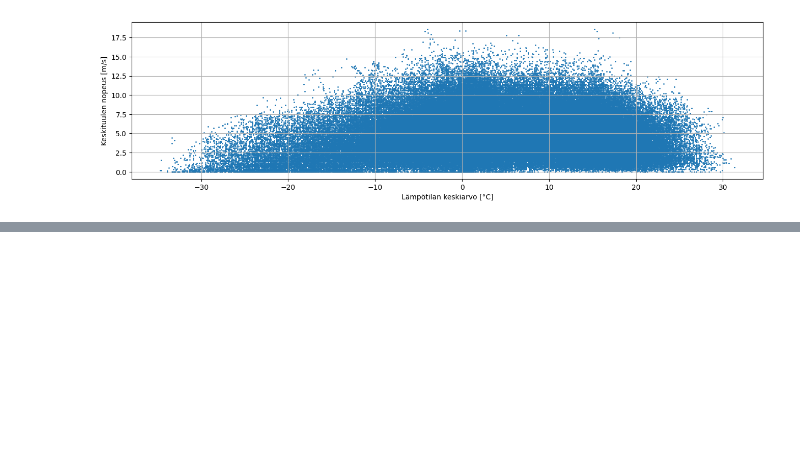
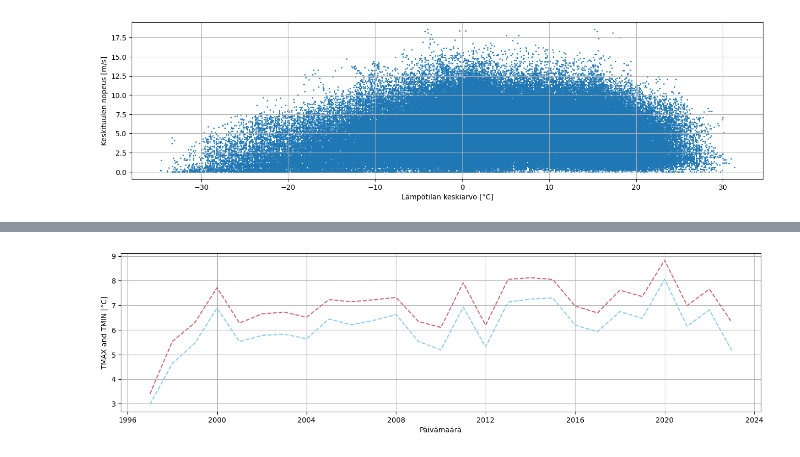
Before and after one commit to wonkybream/weather-exploration, a Jupyter notebook: Sää.ipynb, the cells around one changed output, grey strips where cells are left out. Cells and saved outputs as stored; diff of their text form; code cells hidden in the pictures; blank space fills up the shorter version.

Commit message:
Visualize TMAX and TMIX for every year and for every 9 years

```diff
--- a/Sää.ipynb
+++ b/Sää.ipynb
@@ -14,6 +14,7 @@ import matplotlib.pyplot as plt
 pl.Config.set_tbl_width_chars(140)
 pl.Config.set_tbl_hide_dataframe_shape(True)
 pl.Config.set_tbl_cols(-1)
+pl.Config.set_tbl_rows(-1)
 # %% [output]
 polars.config.Config
 # %%
@@ -111,0 +152,23 @@ plt.show()
+# %%
+yearly_snapshot_df = (
+    daily_tmax_and_tmin_df
+    .group_by_dynamic("Päivämäärä", every="1y")
+    .agg(
+        tmax=pl.col("tmax").mean(),
+        tmin=pl.col("tmin").mean()
+    )
+    .sort("Päivämäärä")
+)
+
+bigger_snapshot_df = (
+    yearly_snapshot_df
+    .group_by_dynamic("Päivämäärä", every="9y", start_by="datapoint")
+    .agg(
+        tmax=pl.col("tmax").mean(),
+        tmin=pl.col("tmin").mean()
+    )
+    .sort("Päivämäärä")
+)
+
+print(yearly_snapshot_df)
+print(bigger_snapshot_df)
@@ -111,0 +193,17 @@ plt.show()
+# %%
+# plot
+x = yearly_snapshot_df.select("Päivämäärä").to_series()
+y1 = yearly_snapshot_df.select("tmax").to_series()
+y2 = yearly_snapshot_df.select("tmin").to_series()
+
+fig, ax = plt.subplots(figsize=(16, 4))
+ax.grid(visible=True)
+ax.plot(x, y1, "--", color="#CC6677")
+ax.plot(x, y2, "--", color="#88CCEE")
+
+ax.set_xlabel("Päivämäärä")
+ax.set_ylabel("TMAX and TMIN [°C]")
+
+plt.show()
+# %% [output]
+[figure, added]
```
Also changed, not shown: parts of 6 cells of this notebook.
